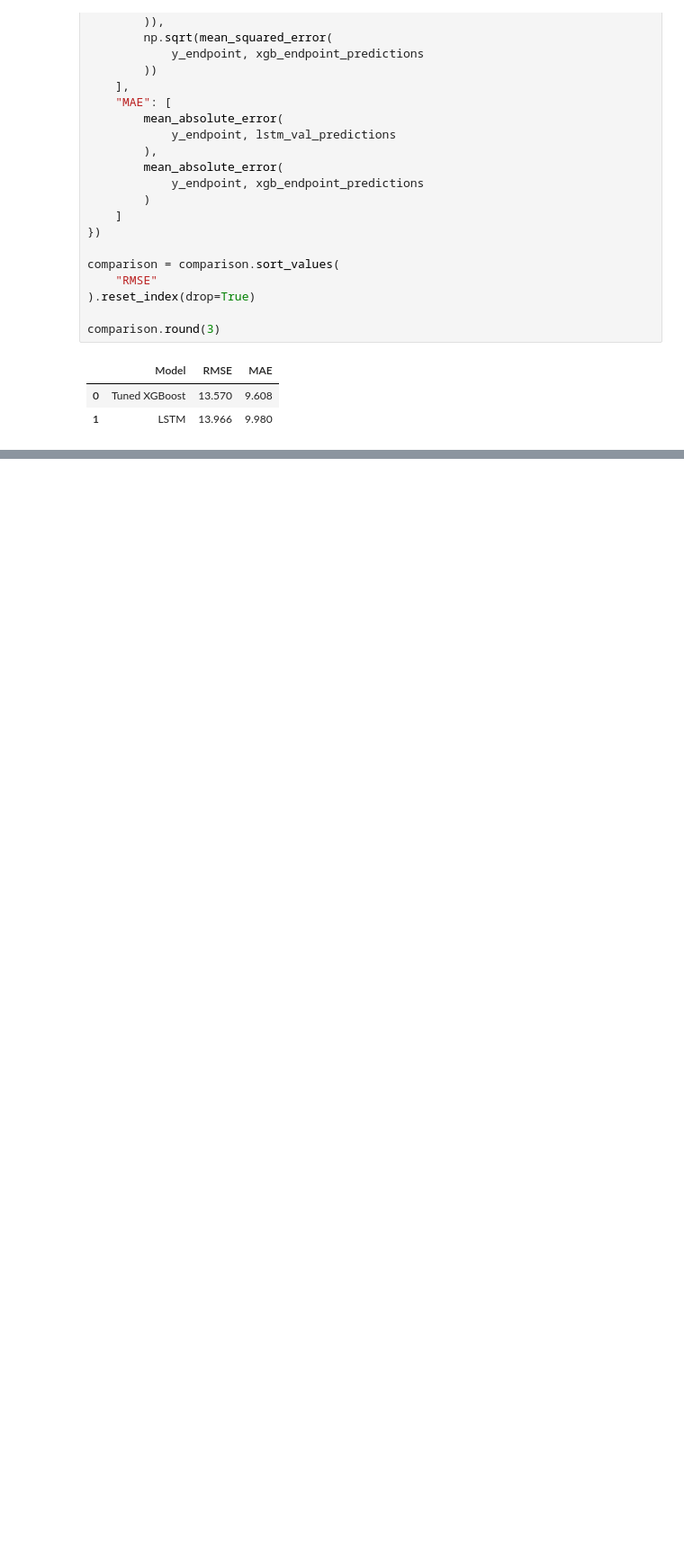
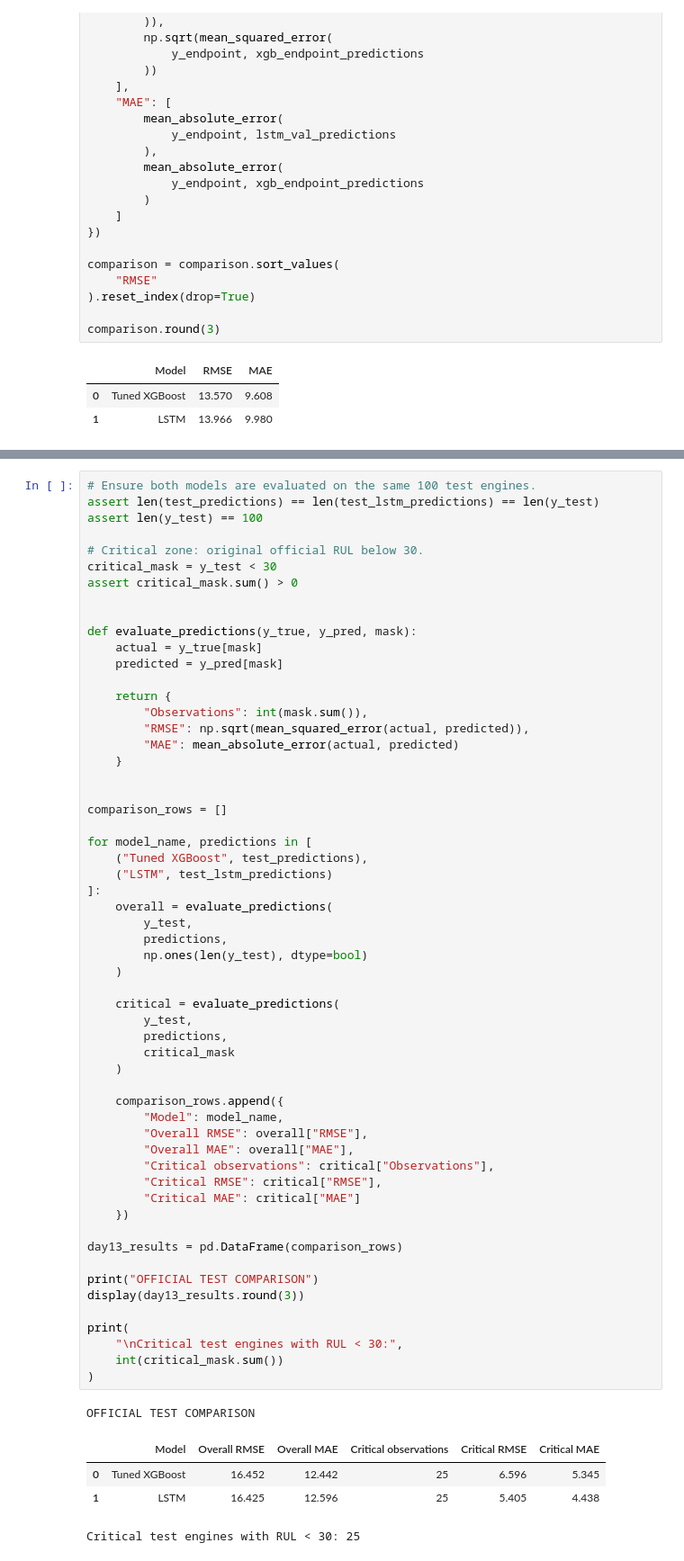
Before and after one commit to Bhav-creator452/predictive-maintenance-analyzer, a Jupyter notebook: notebooks/01_data_understanding.ipynb, the cells around one changed output, grey strips where cells are left out. Shown at 90% size. Saved outputs shown, nothing was run; the diff lists cells and outputs as text; blank space fills up the shorter version.

Commit message:
feat: compare XGBoost and LSTM on official test set

```diff
--- a/notebooks/01_data_understanding.ipynb
+++ b/notebooks/01_data_understanding.ipynb
@@ -3244,0 +3492,63 @@ comparison.round(3)
+# %%
+# Ensure both models are evaluated on the same 100 test engines.
+assert len(test_predictions) == len(test_lstm_predictions) == len(y_test)
+assert len(y_test) == 100
+
+# Critical zone: original official RUL below 30.
+critical_mask = y_test < 30
+assert critical_mask.sum() > 0
+
+
+def evaluate_predictions(y_true, y_pred, mask):
+    actual = y_true[mask]
+    predicted = y_pred[mask]
+
+    return {
+        "Observations": int(mask.sum()),
+        "RMSE": np.sqrt(mean_squared_error(actual, predicted)),
+        "MAE": mean_absolute_error(actual, predicted)
+    }
+
+
+comparison_rows = []
+
+for model_name, predictions in [
+    ("Tuned XGBoost", test_predictions),
+    ("LSTM", test_lstm_predictions)
+]:
+    overall = evaluate_predictions(
+        y_test,
+        predictions,
+        np.ones(len(y_test), dtype=bool)
+    )
+
+    critical = evaluate_predictions(
+        y_test,
+        predictions,
+        critical_mask
+    )
+
+    comparison_rows.append({
+        "Model": model_name,
+        "Overall RMSE": overall["RMSE"],
+        "Overall MAE": overall["MAE"],
+        "Critical observations": critical["Observations"],
+        "Critical RMSE": critical["RMSE"],
+        "Critical MAE": critical["MAE"]
+    })
+
+day13_results = pd.DataFrame(comparison_rows)
+
+print("OFFICIAL TEST COMPARISON")
+display(day13_results.round(3))
+
+print(
+    "\nCritical test engines with RUL < 30:",
+    int(critical_mask.sum())
+)
+# %% [output]
+OFFICIAL TEST COMPARISON
+|  | Model | Overall RMSE | Overall MAE | Critical observations | Critical RMSE | Critical MAE |
+| 0 | Tuned XGBoost | 16.452 | 12.442 | 25 | 6.596 | 5.345 |
+| 1 | LSTM | 16.425 | 12.596 | 25 | 5.405 | 4.438 |
+Critical test engines with RUL < 30: 25
```
Also changed, not shown: parts of 8 cells of this notebook, 1 other file.
